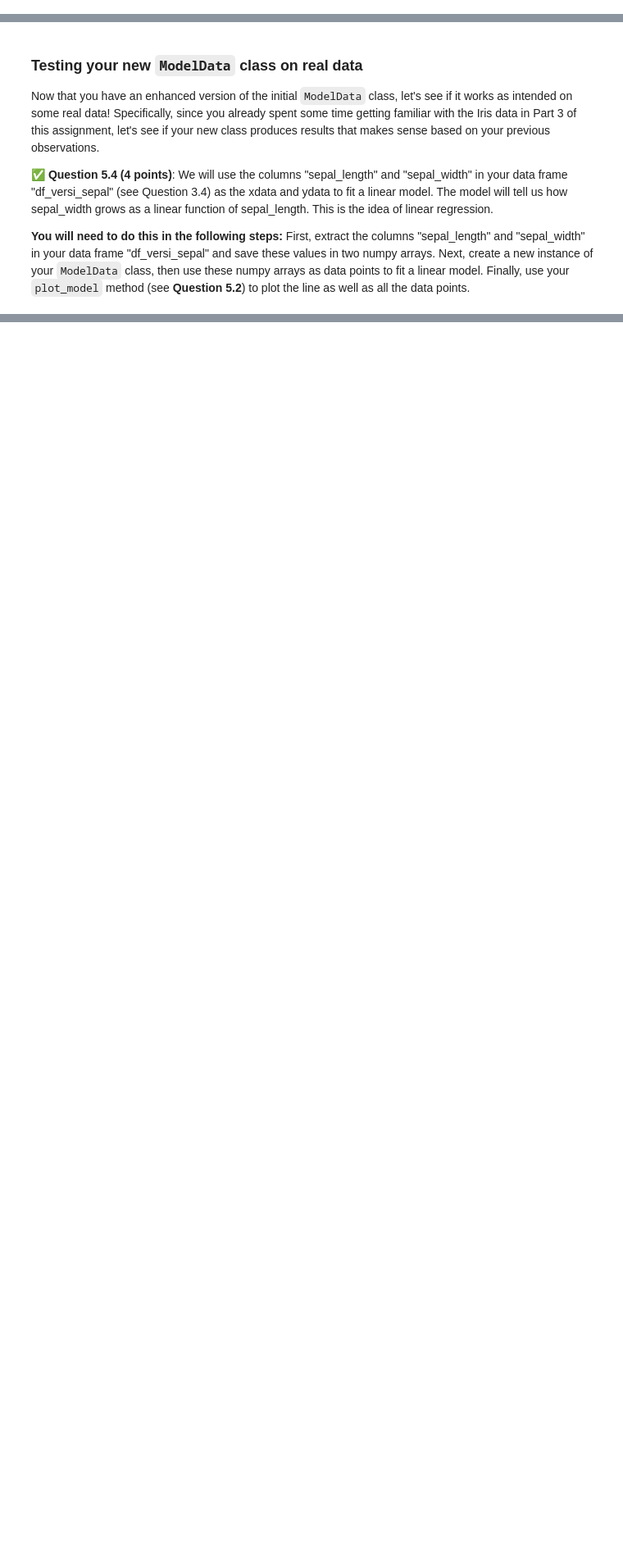
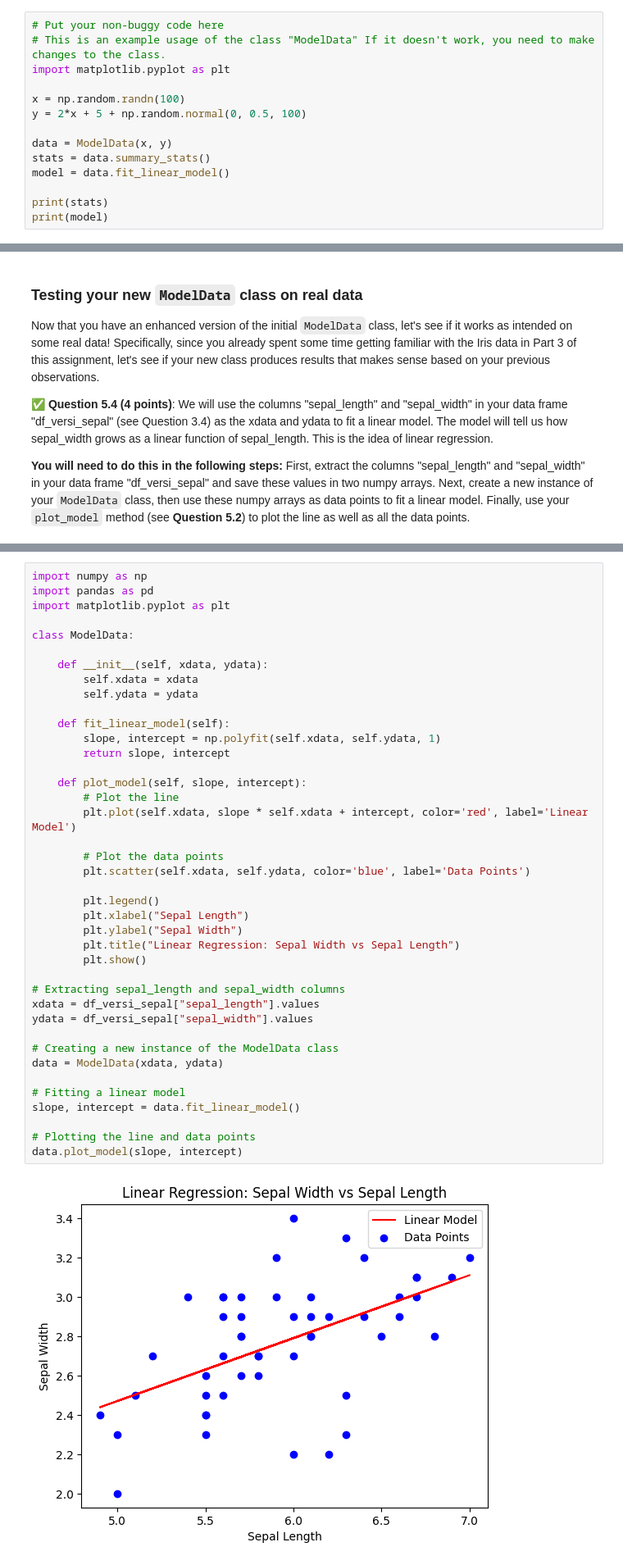
Before and after one commit to johnwano/CMSE202-f23-turnin, a Jupyter notebook: hw-01/HW-01_GitPracticeDebuggingPythonPackagesAndClasses-STUDENT.ipynb, the cells around one changed output, grey strips where cells are left out. Shown at 82% size. Saved outputs shown, nothing was run; the diff lists cells and outputs as text; blank space fills up the shorter version.

```diff
--- a/hw-01/HW-01_GitPracticeDebuggingPythonPackagesAndClasses-STUDENT.ipynb
+++ b/hw-01/HW-01_GitPracticeDebuggingPythonPackagesAndClasses-STUDENT.ipynb
@@ -616,0 +642,14 @@ If you need to write any code to explore the nature of the bug, please do so in
+# %%
+# Put your non-buggy code here
+# This is an example usage of the class "ModelData" If it doesn't work, you need to make changes to the class.
+import matplotlib.pyplot as plt
+
+x = np.random.randn(100)
+y = 2*x + 5 + np.random.normal(0, 0.5, 100)
+
+data = ModelData(x, y)
+stats = data.summary_stats()
+model = data.fit_linear_model()
+
+print(stats)
+print(model)
@@ -647,3 +825,45 @@ Now that you have an enhanced version of the initial `ModelData` class, let's se
+# %%
+import numpy as np
+import pandas as pd
+import matplotlib.pyplot as plt
+
+class ModelData:
+
+    def __init__(self, xdata, ydata):
+        self.xdata = xdata
+        self.ydata = ydata
+
+    def fit_linear_model(self):
+        slope, intercept = np.polyfit(self.xdata, self.ydata, 1)
+        return slope, intercept
+
+    def plot_model(self, slope, intercept):
+        # Plot the line
+        plt.plot(self.xdata, slope * self.xdata + intercept, color='red', label='Linear Model')
+
+        # Plot the data points
+        plt.scatter(self.xdata, self.ydata, color='blue', label='Data Points')
+
+        plt.legend()
+        plt.xlabel("Sepal Length")
+        plt.ylabel("Sepal Width")
+        plt.title("Linear Regression: Sepal Width vs Sepal Length")
+        plt.show()
+
+# Extracting sepal_length and sepal_width columns
+xdata = df_versi_sepal["sepal_length"].values
+ydata = df_versi_sepal["sepal_width"].values
+
+# Creating a new instance of the ModelData class
+data = ModelData(xdata, ydata)
+
+# Fitting a linear model
+slope, intercept = data.fit_linear_model()
+
+# Plotting the line and data points
+data.plot_model(slope, intercept)
+# %% [output]
+[figure, added]
 # %% [markdown]
 ---
 ## &#128721; STOP
```
Also changed, not shown: parts of 15 cells of this notebook.
